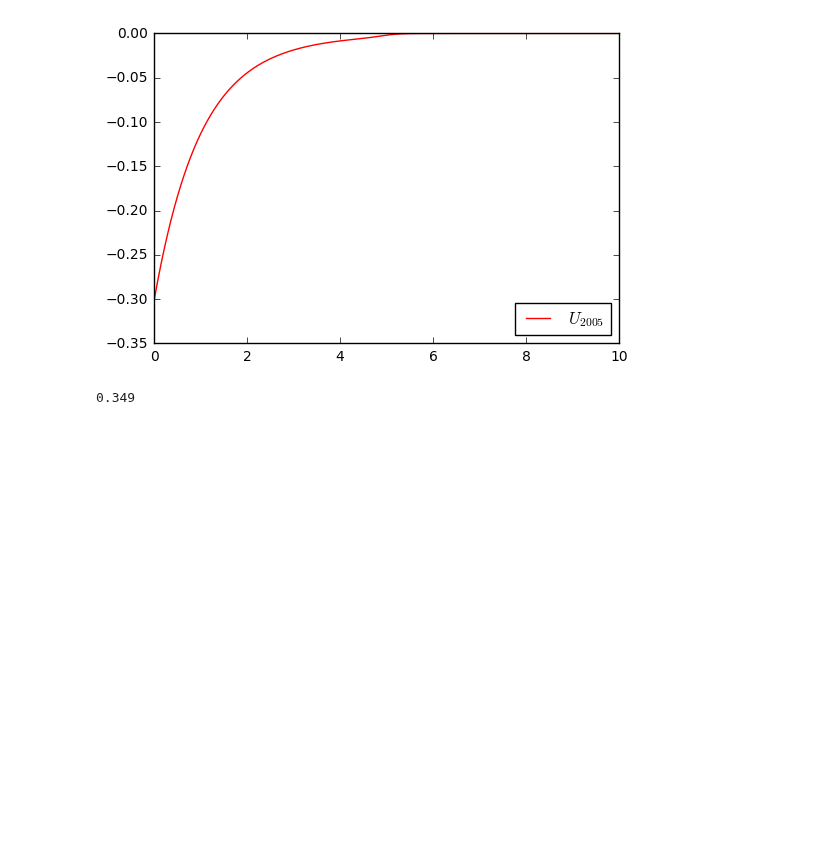
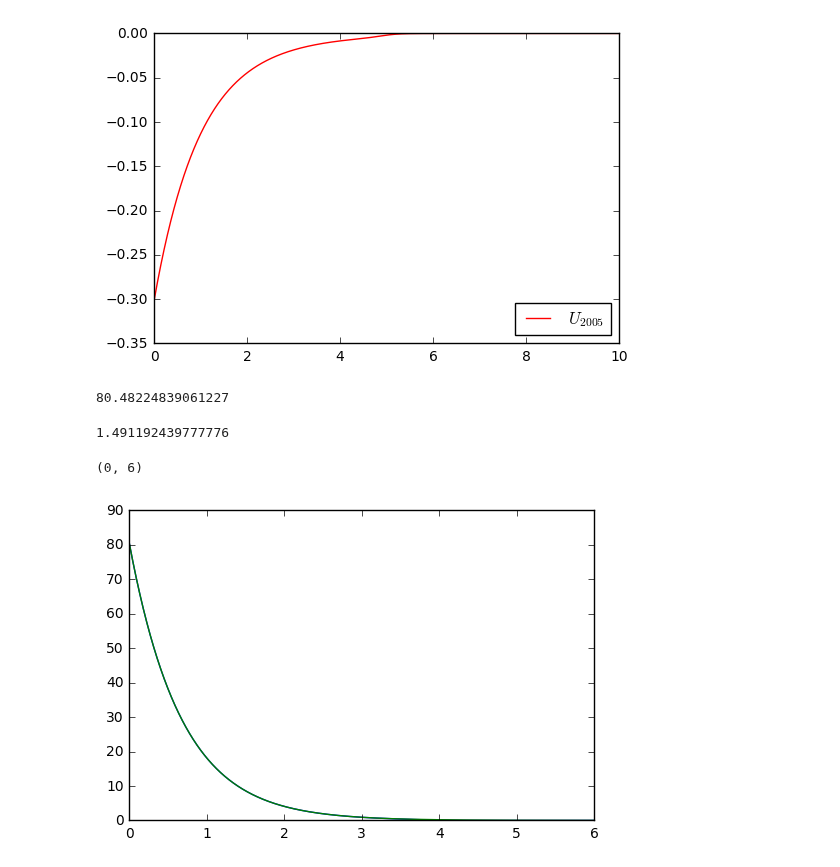
Before and after one commit to 123daimanu/DR_EAM, a Jupyter notebook: EAM_OxygenZhou2005.ipynb, the cells around one changed output. Saved outputs shown, nothing was run; the diff lists cells and outputs as text; code cells hidden in the pictures; blank space fills up the shorter version.

```diff
--- a/EAM_OxygenZhou2005.ipynb
+++ b/EAM_OxygenZhou2005.ipynb
@@ -354,7 +354,20 @@ lab.legend(loc="lower right")
 # %% [output]
 <matplotlib.legend.Legend at 0x...>
 [figure]
-# %%
-A_O
-# %% [output]
-0.349
+# %%
+a0=A_O*num.exp(alpha_O)
+a0
+# %% [output]
+80.48224839061227
+# %%
+a1=alpha_O/re_O
+a1
+# %% [output]
+1.491192439777776
+# %%
+lab.plot(r,phiN(r,A_O,alpha_O,re_O,kappa_O))
+lab.plot(r,a0*num.exp(-a1*r))
+lab.xlim([0,6])
+# %% [output]
+(0, 6)
+[figure, added]
```
Also changed, not shown: parts of 3 cells of this notebook, 7 other files.
